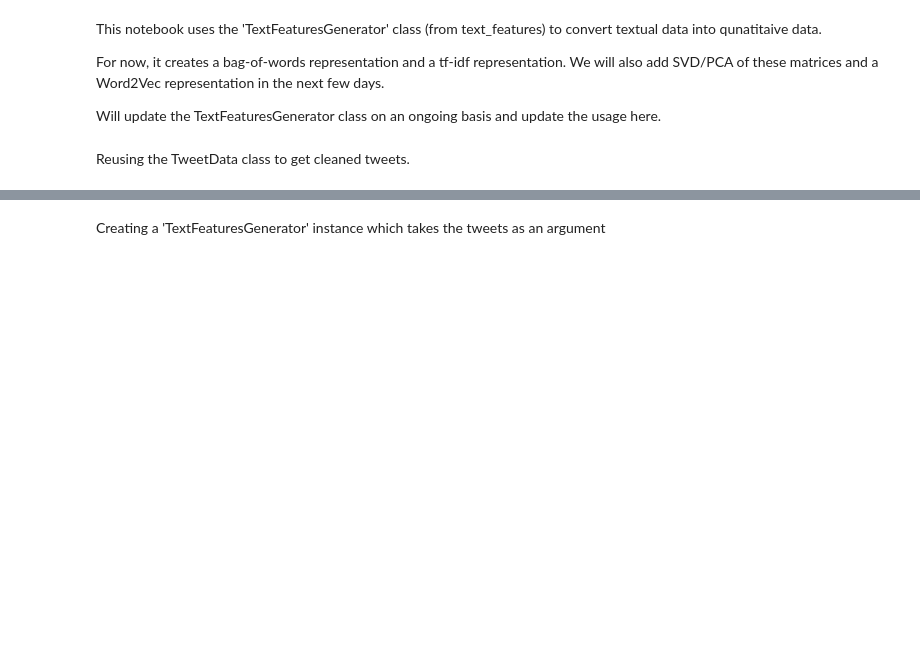
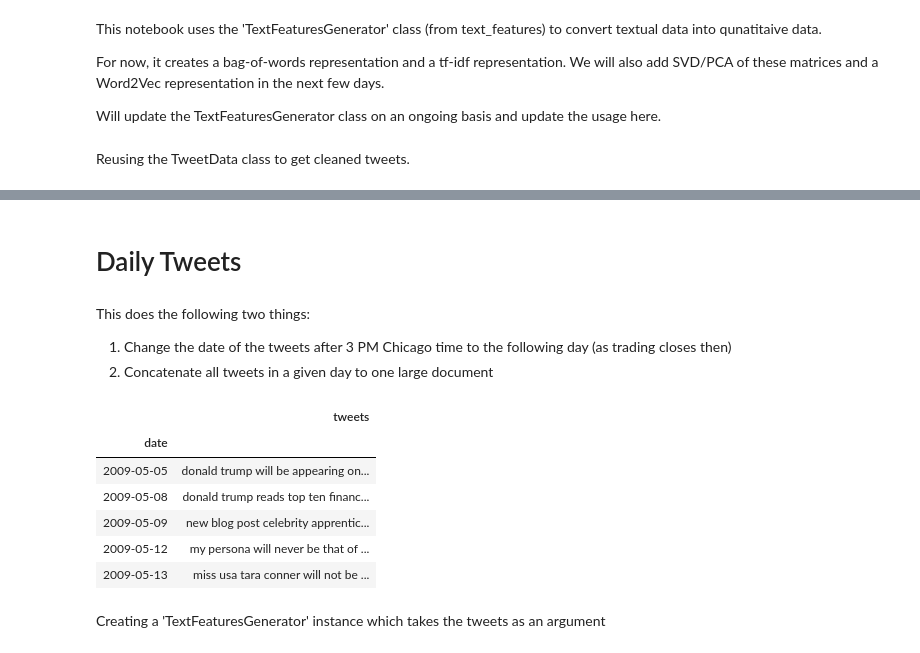
Before and after one commit to QuantCS109/TrumpTweets, a Jupyter notebook: Text Features.ipynb, the cells around one changed output, grey strips where cells are left out. Drawn from its saved outputs; the diff is of its cells as text; code cells hidden in the pictures; blank space fills up the shorter version.

Commit message:
add example daily tweets

```diff
--- a/Text Features.ipynb
+++ b/Text Features.ipynb
@@ -29,3 +29,20 @@ tweet_data.clean_tweets.head()
+# %% [markdown]
+# Daily Tweets
+# %% [markdown]
+This does the following two things:
+
+1) Change the date of the tweets after 3 PM Chicago time to the following day (as trading closes then)
+2) Concatenate all tweets in a given day to one large document
+# %%
+tweet_data.daily_tweets.head()
+# %% [output]
+|  | tweets |
+| date |  |
+| 2009-05-05 | donald trump will be appearing on... |
+| 2009-05-08 | donald trump reads top ten financ... |
+| 2009-05-09 | new blog post celebrity apprentic... |
+| 2009-05-12 | my persona will never be that of ... |
+| 2009-05-13 | miss usa tara conner will not be ... |
 # %% [markdown]
 Creating a 'TextFeaturesGenerator' instance which takes the tweets as an argument
 # %%
```
Also changed, not shown: parts of 1 cell of this notebook.
